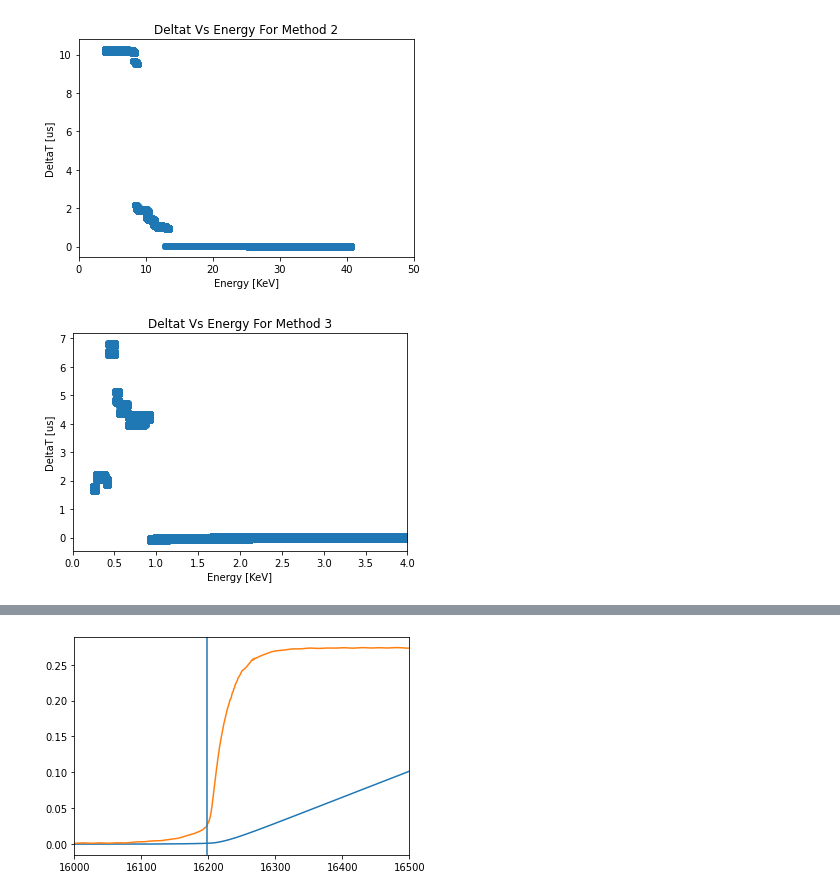
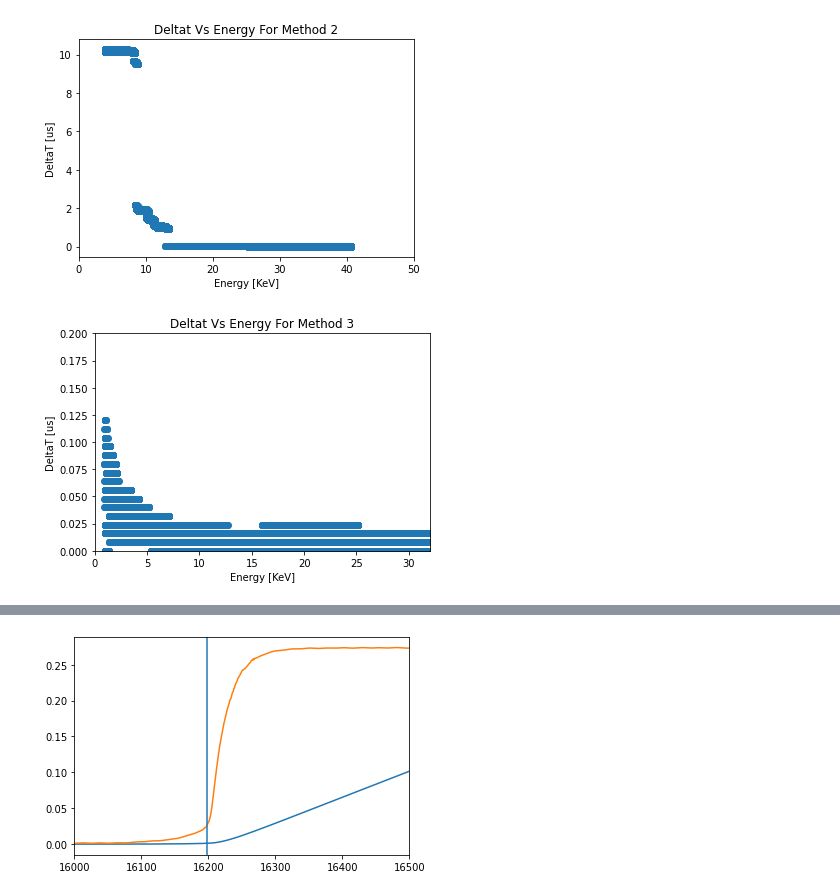
Before and after one commit to jbrowni2/processPygama, a Jupyter notebook: jupyter/pulse_inject.ipynb, the cells around one changed output, grey strips where cells are left out. Saved outputs shown, nothing was run; the diff lists cells and outputs as text; code cells hidden in the pictures.

Commit message:
updating rise_time things

```diff
--- a/jupyter/pulse_inject.ipynb
+++ b/jupyter/pulse_inject.ipynb
@@ -98,7 +123,7 @@ rise_cal = np.zeros(steps)
 energy_true = np.zeros(steps)
 #correct = np.zeros(nb)
 #false = np.zeros(nb)
-deltat = np.zeros(steps)pulsar
+deltat = np.zeros(steps)
 cDs = pywt.swt(wave, "haar", level=4)
 threshold = np.zeros_like([0,0,0,0])
 
@@ -150,9 +175,8 @@ plt.show()
 run_list = 9188
 data = fd.get_t1_data(run_list, "Card1")
 
-Emin = 100
-Emax = 1000
-steps = 100000pulsar
+energy_Step = 1000
+steps = 100
 
 run_list = 9188
 data = fd.get_t1_data(run_list, "Card1")
@@ -216,7 +240,7 @@ run_list = 9188
 data = fd.get_t1_data(run_list, "Card1")
 
 Emin = 10
-Emax = 200
+Emax = 800
 steps = 100000
 nb = 10000
 rise_true = np.zeros(steps)
@@ -289,16 +313,17 @@ for i in range(0,steps):
     imax9 = find_idxr(wp, m90, imax51)
     imax1 = find_idx(wp, m10, imax51)
     rise_cal[i] = imax9 - imax1
-    deltat[i] = rise_cal[i] - rise_true[i]
+    deltat[i] = abs(rise_cal[i] - rise_true[i])
 # %%
 plt.scatter(energy_true*0.0408625 -0.16892, deltat*.008)
-plt.xlim(0, 4)
+plt.xlim(0, 32)
+plt.ylim(0.0,0.2)
 plt.xlabel("Energy [KeV]")
 plt.ylabel("DeltaT [us]")
 plt.title("Deltat Vs Energy For Method 3")
-#plt.rcParams['savefig.facecolor']='white'
-#plt.rcParams['axes.facecolor']='white'
-#plt.savefig("images/riseTimeMethod3.pdf", facecolor = "white")
+plt.rcParams['savefig.facecolor']='white'
+plt.rcParams['axes.facecolor']='white'
+plt.savefig("images/riseTimeMethod3.pdf", facecolor = "white")
 plt.show()
 # %% [output]
-[figure, old version]
+[figure, new version]
```
Also changed, not shown: parts of 32 cells of this notebook, 14 other files.
